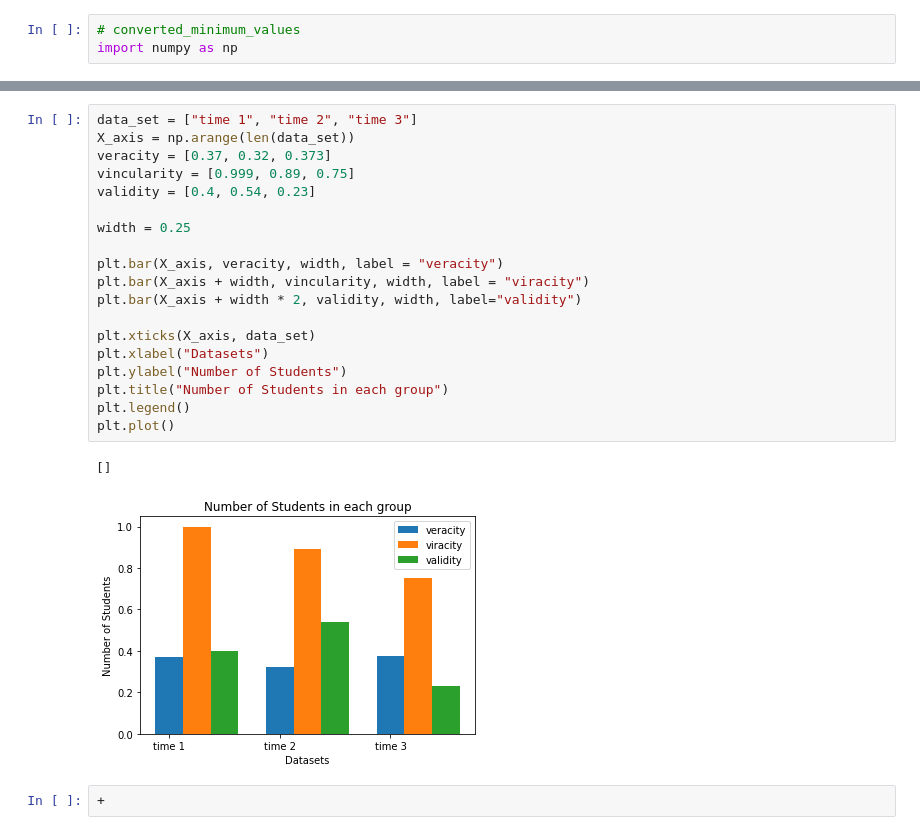
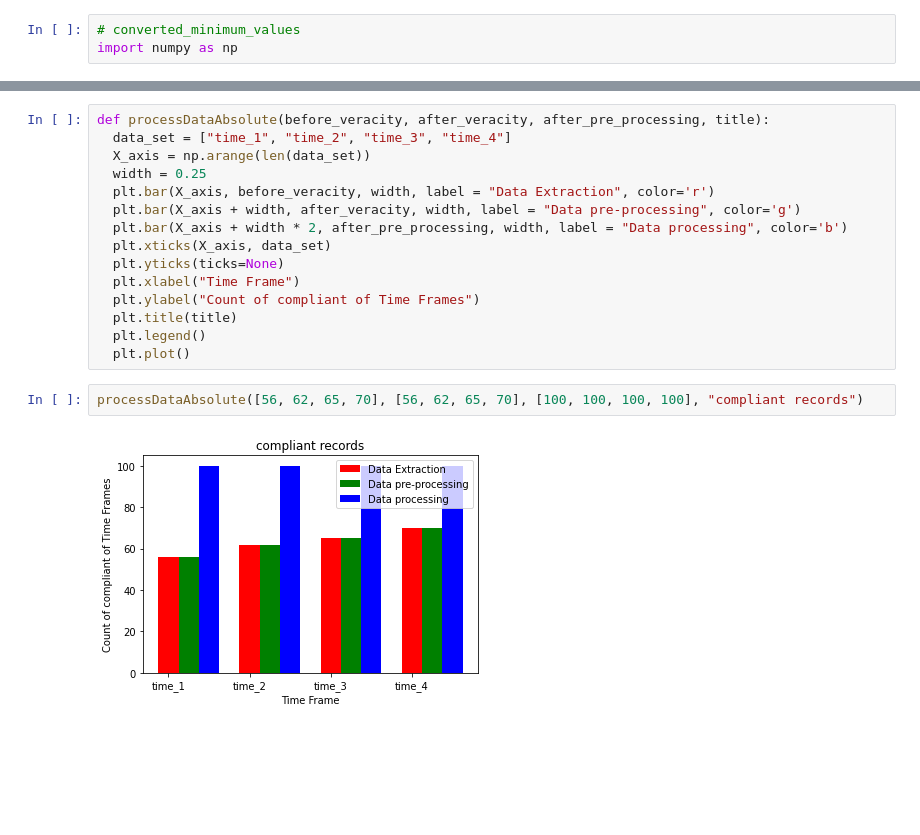
Before and after one commit to sareenv/Authentication-Service, a Jupyter notebook: Measurement.ipynb, the cells around one changed output, grey strips where cells are left out. Saved outputs shown, nothing was run; the diff lists cells and outputs as text; blank space fills up the shorter version.

```diff
--- a/Measurement.ipynb
+++ b/Measurement.ipynb
@@ -179,24 +321,19 @@ import numpy as np
 # %%
-data_set = ["time 1", "time 2", "time 3"]
-X_axis = np.arange(len(data_set))
-veracity = [0.37, 0.32, 0.373]
-vincularity = [0.999, 0.89, 0.75]
-validity = [0.4, 0.54, 0.23]
-
-width = 0.25
-
-plt.bar(X_axis, veracity, width, label = "veracity")
-plt.bar(X_axis + width, vincularity, width, label = "viracity")
-plt.bar(X_axis + width * 2, validity, width, label="validity")
-
-plt.xticks(X_axis, data_set)
-plt.xlabel("Datasets")
-plt.ylabel("Number of Students")
-plt.title("Number of Students in each group")
-plt.legend()
-plt.plot()
+def processDataAbsolute(before_veracity, after_veracity, after_pre_processing, title):
+  data_set = ["time_1", "time_2", "time_3", "time_4"]
+  X_axis = np.arange(len(data_set))
+  width = 0.25
+  plt.bar(X_axis, before_veracity, width, label = "Data Extraction", color='r')
+  plt.bar(X_axis + width, after_veracity, width, label = "Data pre-processing", color='g')
+  plt.bar(X_axis + width * 2, after_pre_processing, width, label = "Data processing", color='b')
+  plt.xticks(X_axis, data_set)
+  plt.yticks(ticks=None)
+  plt.xlabel("Time Frame")
+  plt.ylabel("Count of compliant of Time Frames")
+  plt.title(title)
+  plt.legend()
+  plt.plot()
-# %% [output]
-[]
-[figure, removed]
-# %%
-+
+# %%
+processDataAbsolute([56, 62, 65, 70], [56, 62, 65, 70], [100, 100, 100, 100], "compliant records")
+# %% [output]
+[figure, added]
```
Also changed, not shown: parts of 9 cells of this notebook.
